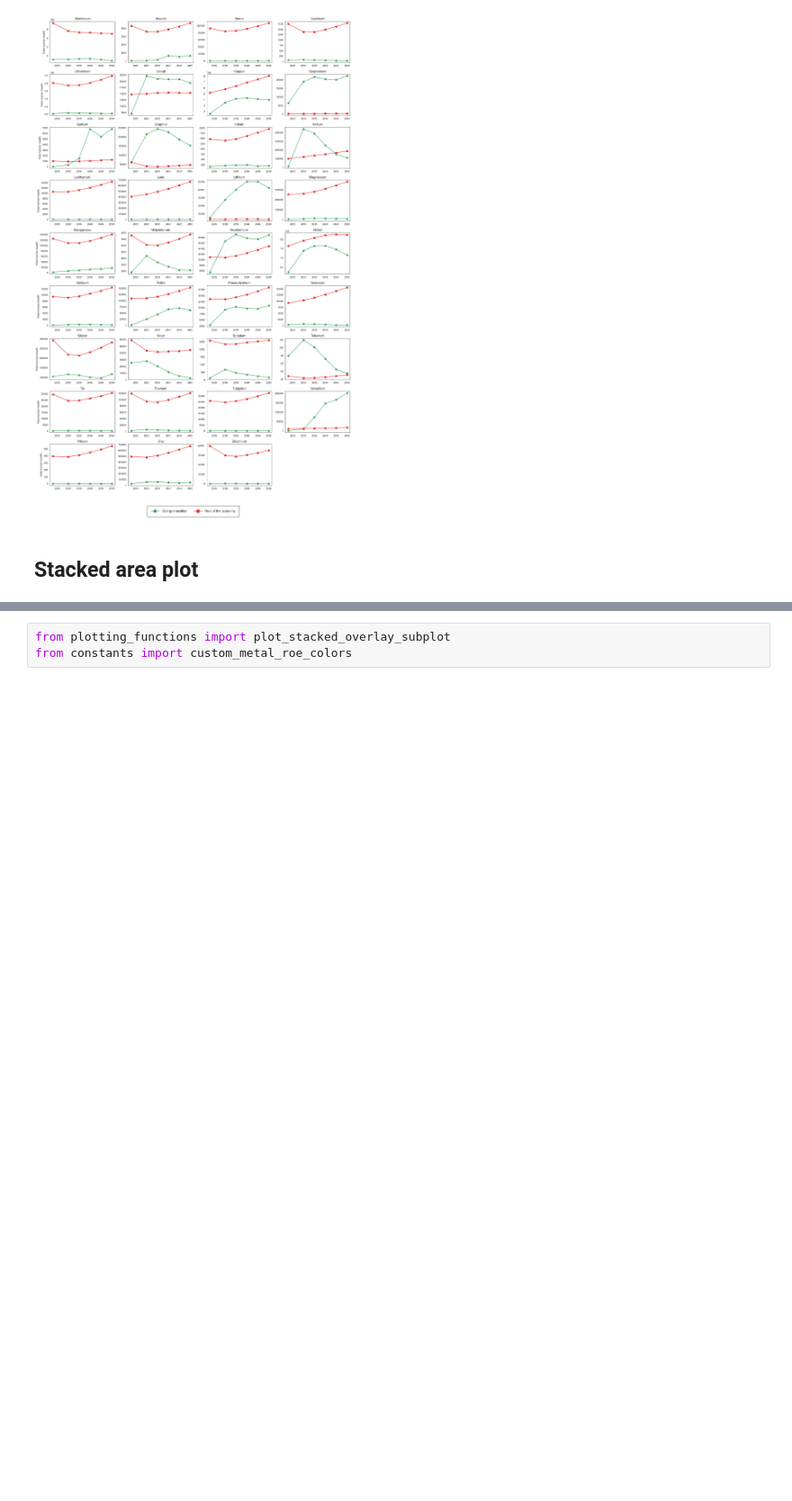
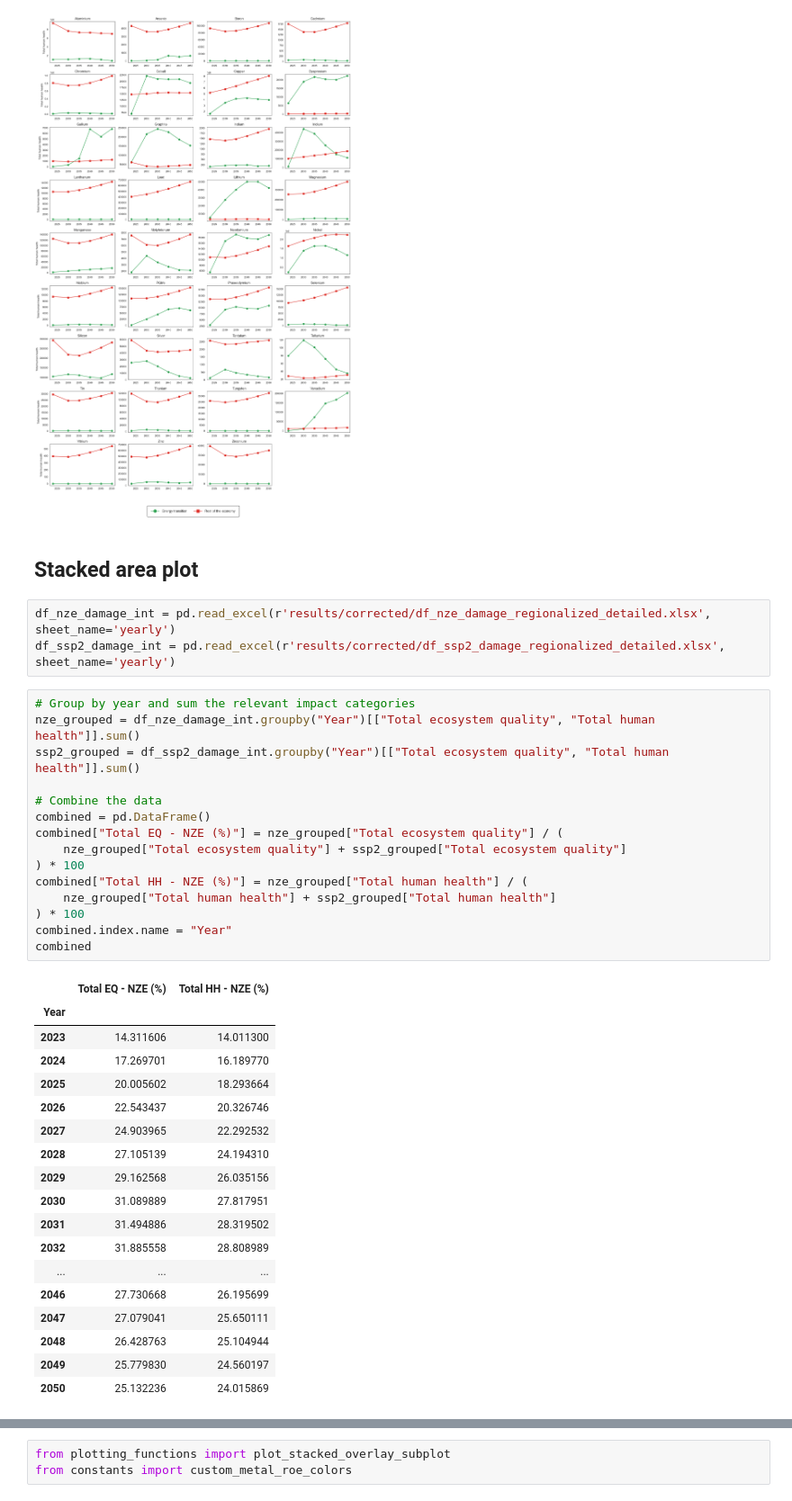
Before and after one commit to marpellan/plca_metals, a Jupyter notebook: 5. generate_plots.ipynb, the cells around one changed output, grey strips where cells are left out. Shown at 90% size. Drawn from its saved outputs; the diff is of its cells as text; blank space fills up the shorter version.

```diff
--- a/5. generate_plots.ipynb
+++ b/5. generate_plots.ipynb
@@ -390,3 +296,40 @@ plot_all_metals_subplots_damage(df_nze_damage, df_ssp2_damage,
 [figure]
 # %% [markdown]
 ## Stacked area plot
+# %%
+df_nze_damage_int = pd.read_excel(r'results/corrected/df_nze_damage_regionalized_detailed.xlsx', sheet_name='yearly')
+df_ssp2_damage_int = pd.read_excel(r'results/corrected/df_ssp2_damage_regionalized_detailed.xlsx', sheet_name='yearly')
+# %%
+# Group by year and sum the relevant impact categories
+nze_grouped = df_nze_damage_int.groupby("Year")[["Total ecosystem quality", "Total human health"]].sum()
+ssp2_grouped = df_ssp2_damage_int.groupby("Year")[["Total ecosystem quality", "Total human health"]].sum()
+
+# Combine the data
+combined = pd.DataFrame()
+combined["Total EQ - NZE (%)"] = nze_grouped["Total ecosystem quality"] / (
+    nze_grouped["Total ecosystem quality"] + ssp2_grouped["Total ecosystem quality"]
+) * 100
+combined["Total HH - NZE (%)"] = nze_grouped["Total human health"] / (
+    nze_grouped["Total human health"] + ssp2_grouped["Total human health"]
+) * 100
+combined.index.name = "Year"
+combined
+# %% [output]
+|  | Total EQ - NZE (%) | Total HH - NZE (%) |
+| Year |  |  |
+| 2023 | 14.311606 | 14.011300 |
+| 2024 | 17.269701 | 16.189770 |
+| 2025 | 20.005602 | 18.293664 |
+| 2026 | 22.543437 | 20.326746 |
+| 2027 | 24.903965 | 22.292532 |
+| 2028 | 27.105139 | 24.194310 |
+| 2029 | 29.162568 | 26.035156 |
+| 2030 | 31.089889 | 27.817951 |
+| 2031 | 31.494886 | 28.319502 |
+| 2032 | 31.885558 | 28.808989 |
+| ... | ... | ... |
+| 2046 | 27.730668 | 26.195699 |
+| 2047 | 27.079041 | 25.650111 |
+| 2048 | 26.428763 | 25.104944 |
+| 2049 | 25.779830 | 24.560197 |
+| 2050 | 25.132236 | 24.015869 |
```
Also changed, not shown: parts of 28 cells of this notebook, 43 other files.
